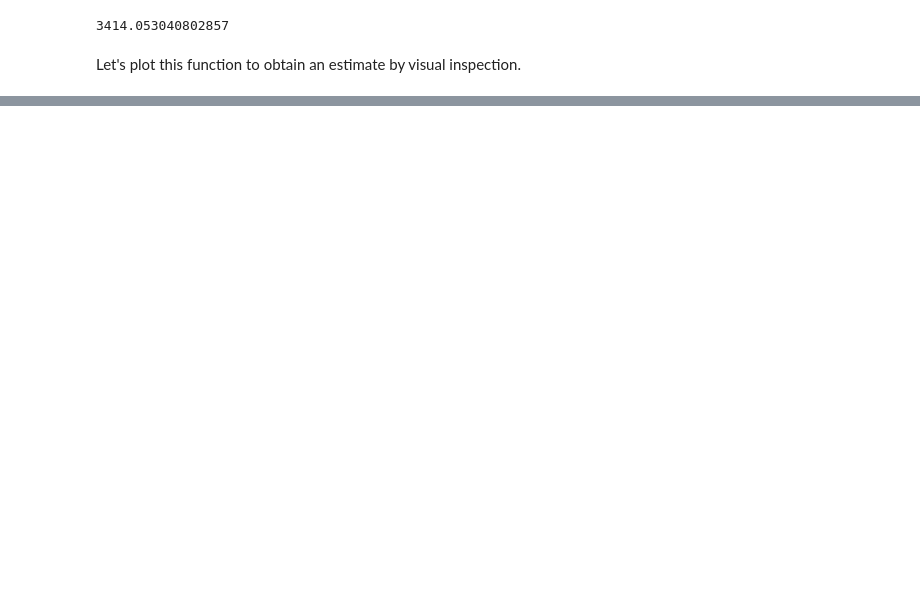
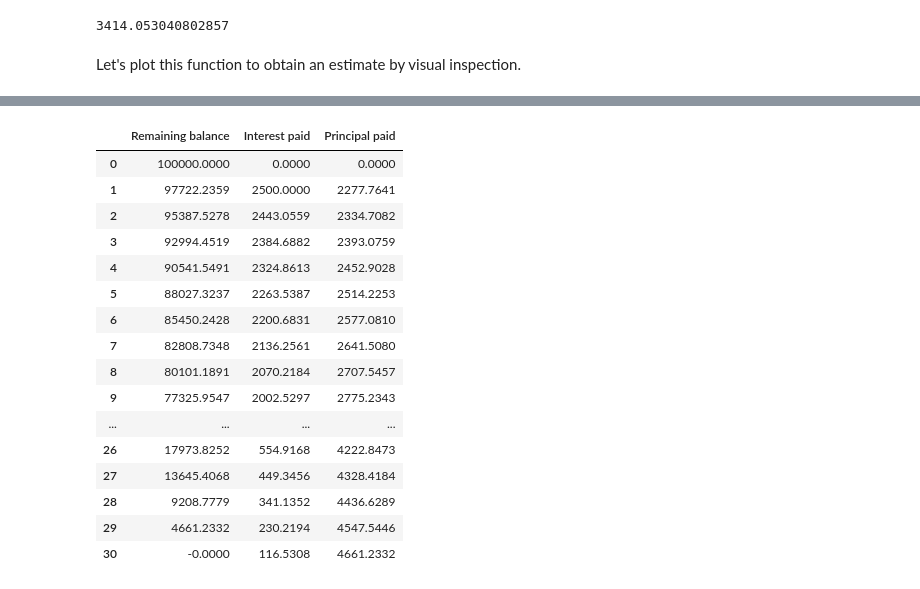
Before and after one commit to Marlon-Gomes/Foundations-of-Quantitative-Finance, a Jupyter notebook: Lecture 1/Lecture 1.ipynb, the cells around one changed output, grey strips where cells are left out. Saved outputs shown, nothing was run; the diff lists cells and outputs as text; code cells hidden in the pictures; blank space fills up the shorter version.

```diff
--- a/Lecture 1/Lecture 1.ipynb
+++ b/Lecture 1/Lecture 1.ipynb
@@ -1040,0 +1042,21 @@ plt.show()
+# %%
+schedule = amortize(nLoanAmount, payment, nAnnualRate, iTerm, iFrequency).round(4)
+schedule
+# %% [output]
+|  | Remaining balance | Interest paid | Principal paid |
+| 0 | 100000.0000 | 0.0000 | 0.0000 |
+| 1 | 97722.2359 | 2500.0000 | 2277.7641 |
+| 2 | 95387.5278 | 2443.0559 | 2334.7082 |
+| 3 | 92994.4519 | 2384.6882 | 2393.0759 |
+| 4 | 90541.5491 | 2324.8613 | 2452.9028 |
+| 5 | 88027.3237 | 2263.5387 | 2514.2253 |
+| 6 | 85450.2428 | 2200.6831 | 2577.0810 |
+| 7 | 82808.7348 | 2136.2561 | 2641.5080 |
+| 8 | 80101.1891 | 2070.2184 | 2707.5457 |
+| 9 | 77325.9547 | 2002.5297 | 2775.2343 |
+| ... | ... | ... | ... |
+| 26 | 17973.8252 | 554.9168 | 4222.8473 |
+| 27 | 13645.4068 | 449.3456 | 4328.4184 |
+| 28 | 9208.7779 | 341.1352 | 4436.6289 |
+| 29 | 4661.2332 | 230.2194 | 4547.5446 |
+| 30 | -0.0000 | 116.5308 | 4661.2332 |
```
Also changed, not shown: parts of 50 cells of this notebook, 2 other files.
